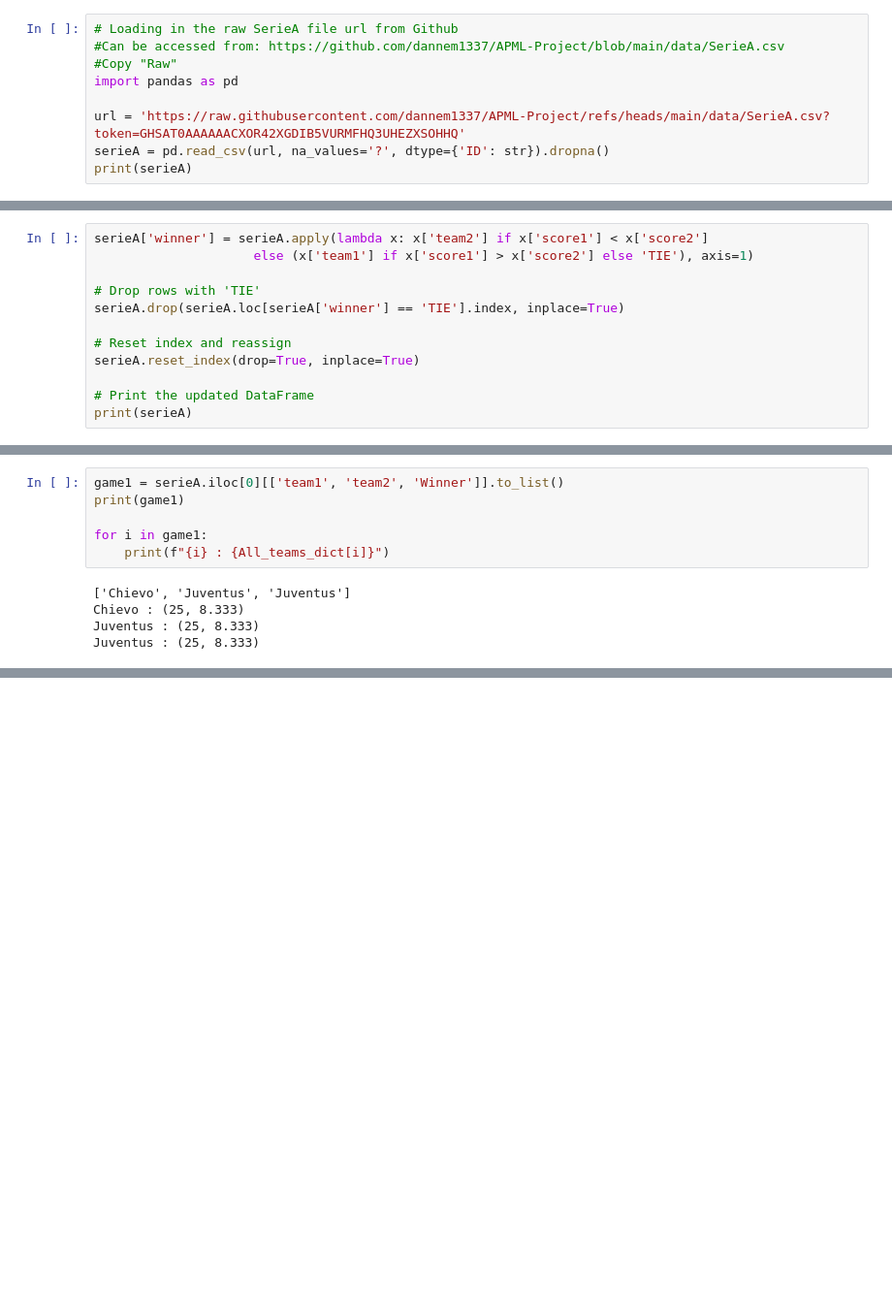
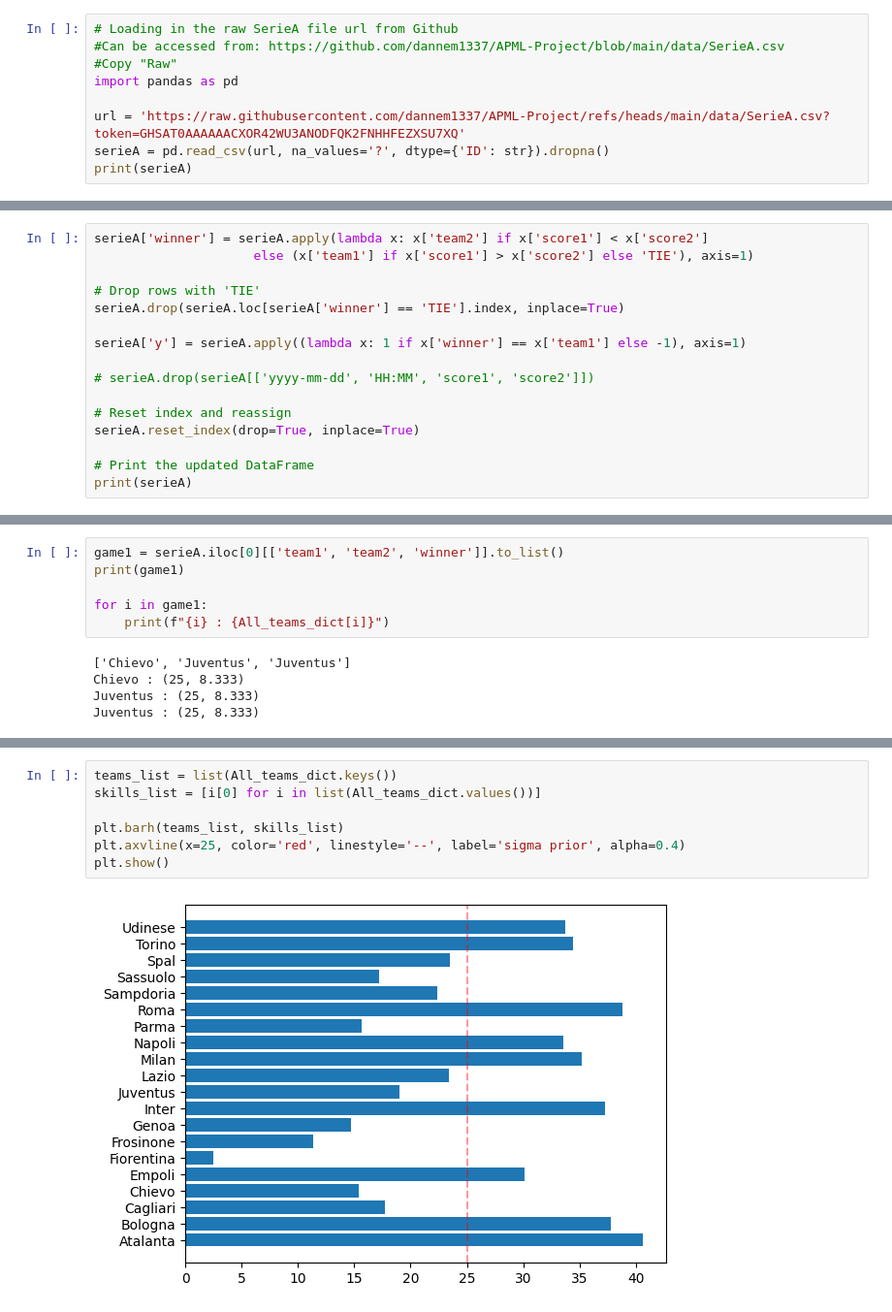
Before and after one commit to dannem1337/trueskill_py, a Jupyter notebook: APML_Gibbs_+_ADF.ipynb, the cells around one changed output, grey strips where cells are left out. Shown: that part at 97% size. Cells and saved outputs as stored; diff of their text form; blank space fills up the shorter version.

```diff
--- a/APML_Gibbs_+_ADF.ipynb
+++ b/APML_Gibbs_+_ADF.ipynb
@@ -178,7 +273,7 @@ plt.show()
 #Copy "Raw"
 import pandas as pd
 
-url = 'https://raw.githubusercontent.com/dannem1337/APML-Project/refs/heads/main/data/SerieA.csv?token=GHSAT0AAAAAACXOR42XGDIB5VURMFHQ3UHEZXSOHHQ'
+url = 'https://raw.githubusercontent.com/dannem1337/APML-Project/refs/heads/main/data/SerieA.csv?token=GHSAT0AAAAAACXOR42WU3ANODFQK2FNHHFEZXSU7XQ'
 serieA = pd.read_csv(url, na_values='?', dtype={'ID': str}).dropna()
 print(serieA)
 # %% [output]
@@ -203,6 +366,10 @@ serieA['winner'] = serieA.apply(lambda x: x['team2'] if x['score1'] < x['score2'
 # Drop rows with 'TIE'
 serieA.drop(serieA.loc[serieA['winner'] == 'TIE'].index, inplace=True)
 
+serieA['y'] = serieA.apply((lambda x: 1 if x['winner'] == x['team1'] else -1), axis=1)
+
+# serieA.drop(serieA[['yyyy-mm-dd', 'HH:MM', 'score1', 'score2']])
+
 # Reset index and reassign
 serieA.reset_index(drop=True, inplace=True)
 
@@ -261,7 +427,7 @@ All_teams_dict
  'Torino': (25, 8.333),
  'Udinese': (25, 8.333)}
 # %%
-game1 = serieA.iloc[0][['team1', 'team2', 'Winner']].to_list()
+game1 = serieA.iloc[0][['team1', 'team2', 'winner']].to_list()
 print(game1)
 
 for i in game1:
@@ -365,0 +524,9 @@ Atalanta Sassuolo Atalanta
+# %%
+teams_list = list(All_teams_dict.keys())
+skills_list = [i[0] for i in list(All_teams_dict.values())]
+
+plt.barh(teams_list, skills_list)
+plt.axvline(x=25, color='red', linestyle='--', label='sigma prior', alpha=0.4)
+plt.show()
+# %% [output]
+[figure, added]
```
Also changed, not shown: parts of 15 cells of this notebook.
